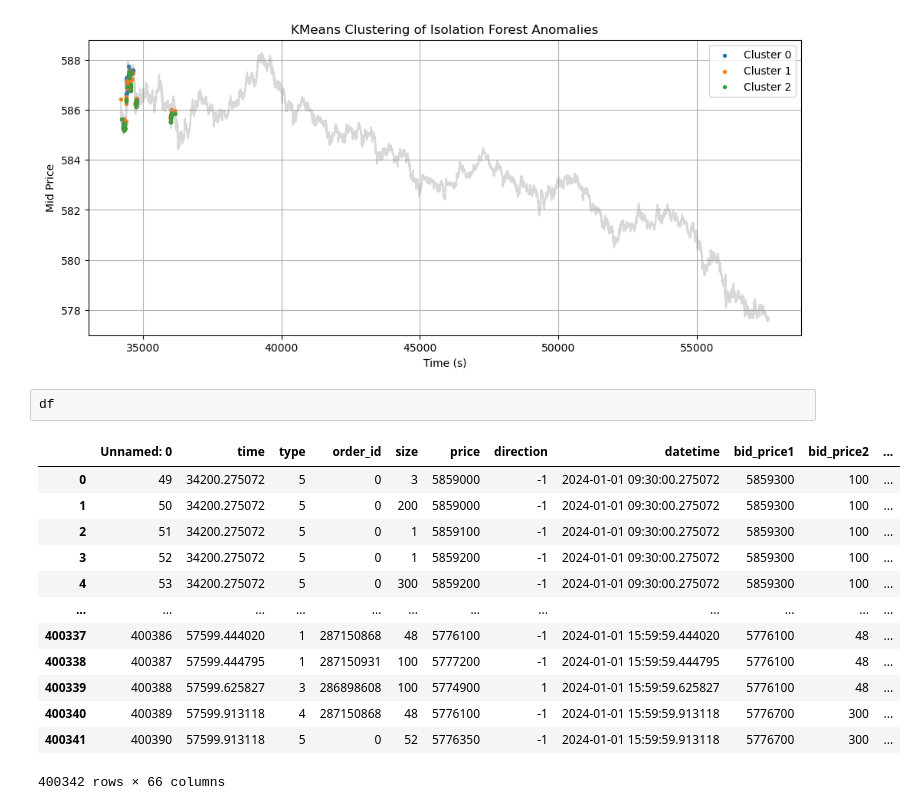
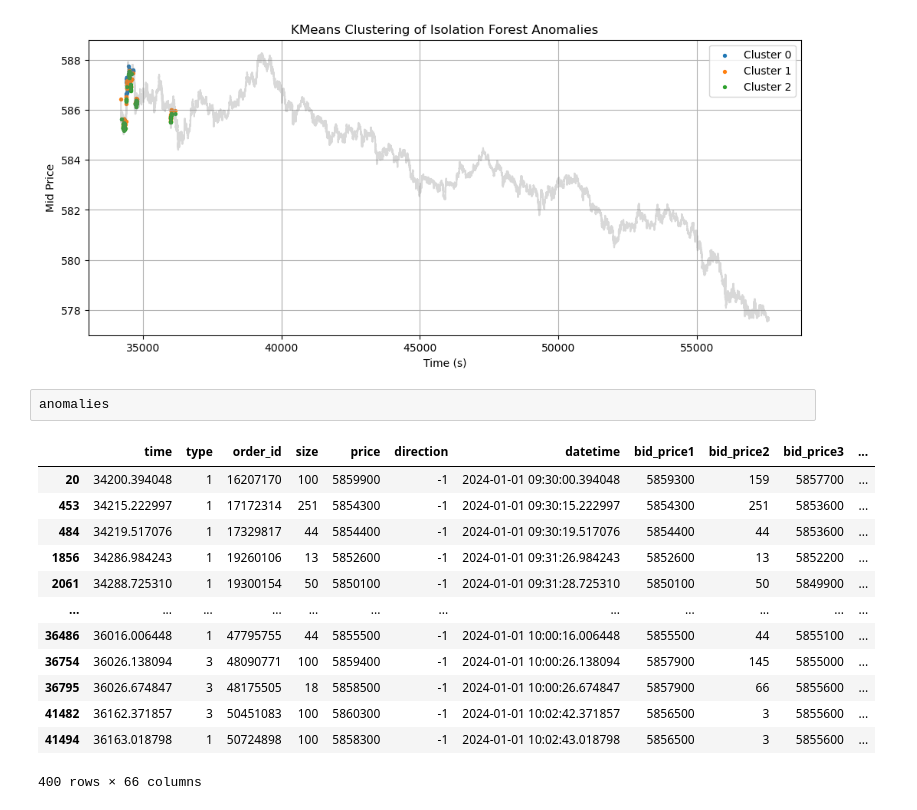
Before and after one commit to manika26/market-microstructure-analyzer, a Jupyter notebook: notebooks/03_model_training.ipynb, the cells around one changed output. Cells and saved outputs as stored; diff of their text form.

```diff
--- a/notebooks/03_model_training.ipynb
+++ b/notebooks/03_model_training.ipynb
@@ -250,18 +250,18 @@ plt.show()
 # %% [output]
 [figure]
 # %%
-df
+anomalies
 # %% [output]
-|  | Unnamed: 0 | time | type | order_id | size | price | direction | datetime | bid_price1 | bid_price2 | ... |
-| 0 | 49 | 34200.275072 | 5 | 0 | 3 | 5859000 | -1 | 2024-01-01 09:30:00.275072 | 5859300 | 100 | ... |
-| 1 | 50 | 34200.275072 | 5 | 0 | 200 | 5859000 | -1 | 2024-01-01 09:30:00.275072 | 5859300 | 100 | ... |
-| 2 | 51 | 34200.275072 | 5 | 0 | 1 | 5859100 | -1 | 2024-01-01 09:30:00.275072 | 5859300 | 100 | ... |
-| 3 | 52 | 34200.275072 | 5 | 0 | 1 | 5859200 | -1 | 2024-01-01 09:30:00.275072 | 5859300 | 100 | ... |
-| 4 | 53 | 34200.275072 | 5 | 0 | 300 | 5859200 | -1 | 2024-01-01 09:30:00.275072 | 5859300 | 100 | ... |
+|  | time | type | order_id | size | price | direction | datetime | bid_price1 | bid_price2 | bid_price3 | ... |
+| 20 | 34200.394048 | 1 | 16207170 | 100 | 5859900 | -1 | 2024-01-01 09:30:00.394048 | 5859300 | 159 | 5857700 | ... |
+| 453 | 34215.222997 | 1 | 17172314 | 251 | 5854300 | -1 | 2024-01-01 09:30:15.222997 | 5854300 | 251 | 5853600 | ... |
+| 484 | 34219.517076 | 1 | 17329817 | 44 | 5854400 | -1 | 2024-01-01 09:30:19.517076 | 5854400 | 44 | 5853600 | ... |
+| 1856 | 34286.984243 | 1 | 19260106 | 13 | 5852600 | -1 | 2024-01-01 09:31:26.984243 | 5852600 | 13 | 5852200 | ... |
+| 2061 | 34288.725310 | 1 | 19300154 | 50 | 5850100 | -1 | 2024-01-01 09:31:28.725310 | 5850100 | 50 | 5849900 | ... |
 | ... | ... | ... | ... | ... | ... | ... | ... | ... | ... | ... | ... |
-| 400337 | 400386 | 57599.444020 | 1 | 287150868 | 48 | 5776100 | -1 | 2024-01-01 15:59:59.444020 | 5776100 | 48 | ... |
-| 400338 | 400387 | 57599.444795 | 1 | 287150931 | 100 | 5777200 | -1 | 2024-01-01 15:59:59.444795 | 5776100 | 48 | ... |
-| 400339 | 400388 | 57599.625827 | 3 | 286898608 | 100 | 5774900 | 1 | 2024-01-01 15:59:59.625827 | 5776100 | 48 | ... |
-| 400340 | 400389 | 57599.913118 | 4 | 287150868 | 48 | 5776100 | -1 | 2024-01-01 15:59:59.913118 | 5776700 | 300 | ... |
-| 400341 | 400390 | 57599.913118 | 5 | 0 | 52 | 5776350 | -1 | 2024-01-01 15:59:59.913118 | 5776700 | 300 | ... |
+| 36486 | 36016.006448 | 1 | 47795755 | 44 | 5855500 | -1 | 2024-01-01 10:00:16.006448 | 5855500 | 44 | 5855100 | ... |
+| 36754 | 36026.138094 | 3 | 48090771 | 100 | 5859400 | -1 | 2024-01-01 10:00:26.138094 | 5857900 | 145 | 5855000 | ... |
+| 36795 | 36026.674847 | 3 | 48175505 | 18 | 5858500 | -1 | 2024-01-01 10:00:26.674847 | 5857900 | 66 | 5855600 | ... |
+| 41482 | 36162.371857 | 3 | 50451083 | 100 | 5860300 | -1 | 2024-01-01 10:02:42.371857 | 5856500 | 3 | 5855600 | ... |
+| 41494 | 36163.018798 | 1 | 50724898 | 100 | 5858300 | -1 | 2024-01-01 10:02:43.018798 | 5856500 | 3 | 5855600 | ... |
-400342 rows × 66 columns
+400 rows × 66 columns
```
